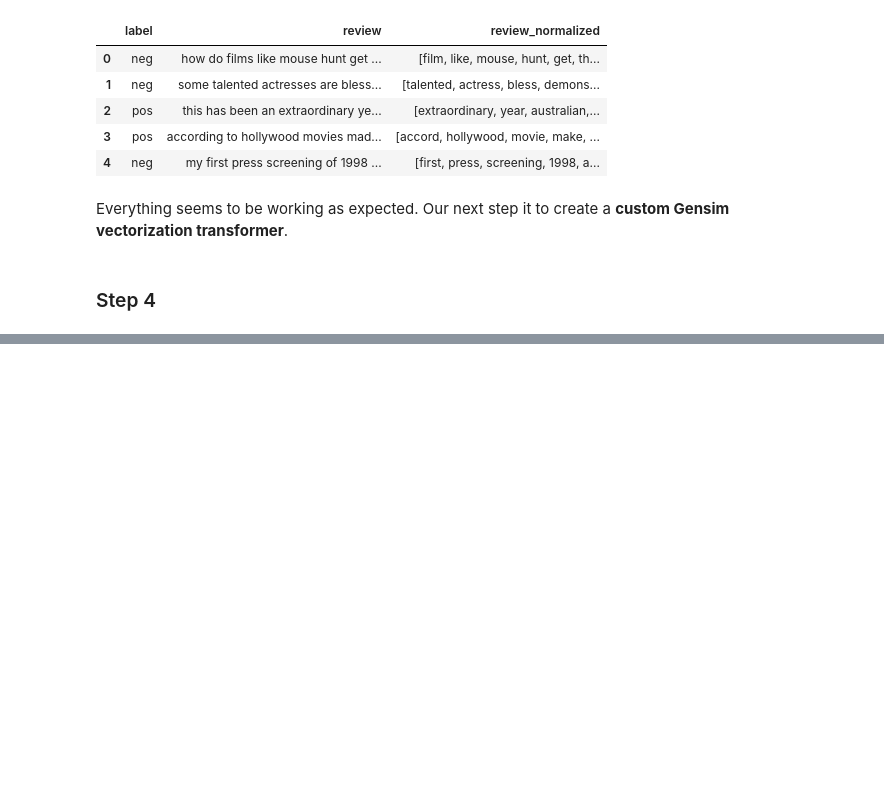
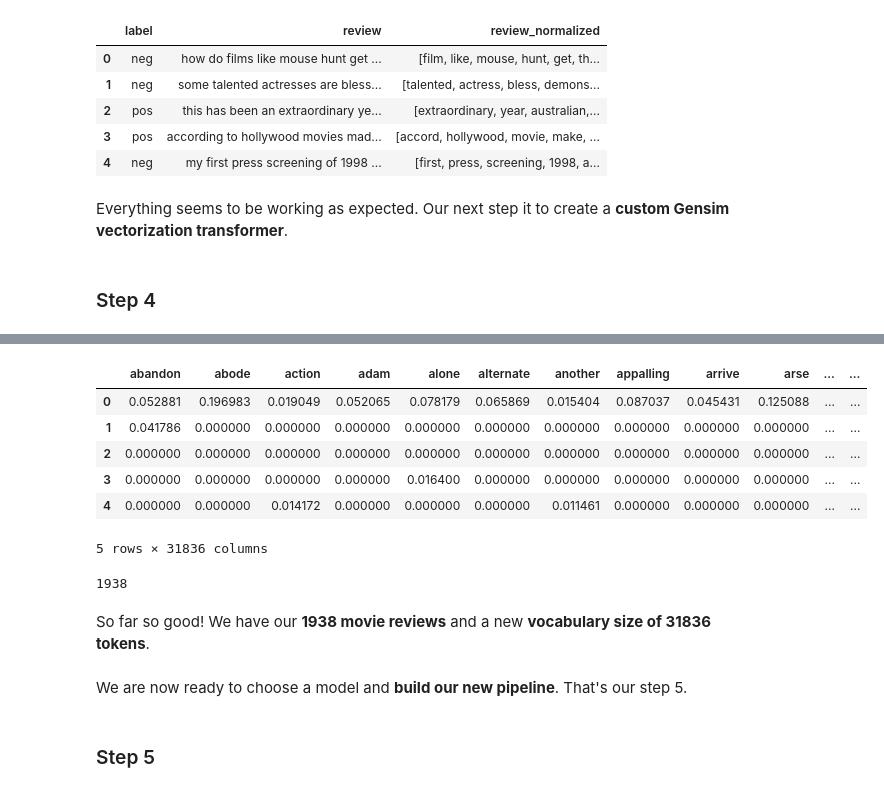
Before and after one commit to j-n-t/natural_language_processing, a Jupyter notebook: Text Classification.ipynb, the cells around one changed output, grey strips where cells are left out. Drawn from its saved outputs; the diff is of its cells as text; code cells hidden in the pictures; blank space fills up the shorter version.

Commit message:
add step 4 (custom Gensim vectorization transformer) to Text Classification

```diff
--- a/Text Classification.ipynb
+++ b/Text Classification.ipynb
@@ -446,0 +505,4 @@ Everything seems to be working as expected. Our next step it to create a **custo
+# %%
+# Instantiate object with default values
+
+gensim_vectorizer = GensimVectorizer()
@@ -446,0 +519,5 @@ Everything seems to be working as expected. Our next step it to create a **custo
+# %%
+gensim_tfidf = gensim_vectorizer.fit_transform(list(df['review_normalized']))
+# %%
+_, tokens = zip(*sorted(zip(gensim_vectorizer.id2word.token2id.values(), gensim_vectorizer.id2word.token2id.keys())))
+tokens[:10]
@@ -446,0 +535,22 @@ Everything seems to be working as expected. Our next step it to create a **custo
+# %%
+df_gensim_tfidf = pd.DataFrame(gensim_tfidf, columns=tokens)
+# %%
+df_gensim_tfidf.head()
+# %% [output]
+|  | abandon | abode | action | adam | alone | alternate | another | appalling | arrive | arse | ... | ... |
+| 0 | 0.052881 | 0.196983 | 0.019049 | 0.052065 | 0.078179 | 0.065869 | 0.015404 | 0.087037 | 0.045431 | 0.125088 | ... | ... |
+| 1 | 0.041786 | 0.000000 | 0.000000 | 0.000000 | 0.000000 | 0.000000 | 0.000000 | 0.000000 | 0.000000 | 0.000000 | ... | ... |
+| 2 | 0.000000 | 0.000000 | 0.000000 | 0.000000 | 0.000000 | 0.000000 | 0.000000 | 0.000000 | 0.000000 | 0.000000 | ... | ... |
+| 3 | 0.000000 | 0.000000 | 0.000000 | 0.000000 | 0.016400 | 0.000000 | 0.000000 | 0.000000 | 0.000000 | 0.000000 | ... | ... |
+| 4 | 0.000000 | 0.000000 | 0.014172 | 0.000000 | 0.000000 | 0.000000 | 0.011461 | 0.000000 | 0.000000 | 0.000000 | ... | ... |
+5 rows × 31836 columns
+# %%
+len(df_gensim_tfidf)
+# %% [output]
+1938
+# %% [markdown]
+So far so good! We have our **1938 movie reviews** and a new **vocabulary size of 31836 tokens**.
+# %% [markdown]
+We are now ready to choose a model and **build our new pipeline**. That's our step 5.
+# %% [markdown]
+### Step 5
```
Also changed, not shown: parts of 12 cells of this notebook.
